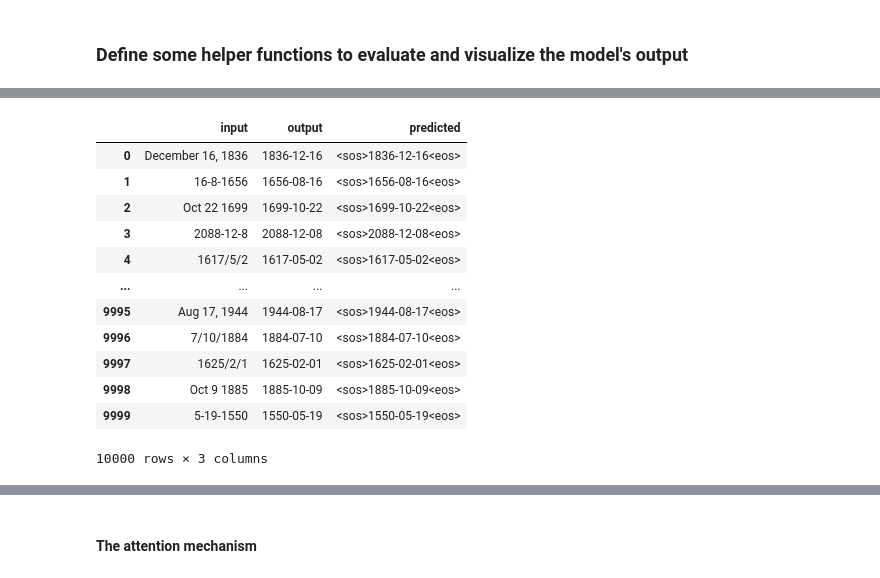
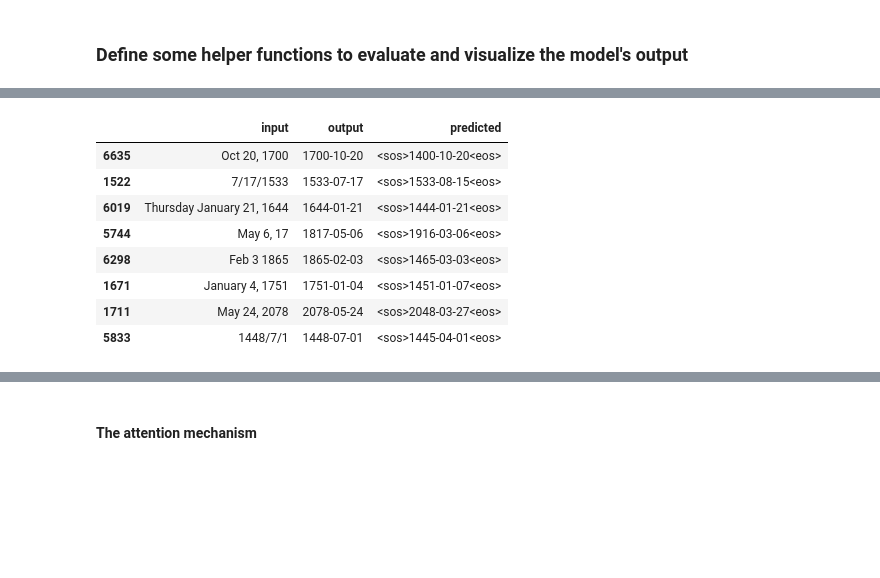
Before and after one commit to mike-a-yen/date-translation, a Jupyter notebook: notebooks/01_seq2seq.ipynb, the cells around one changed output, grey strips where cells are left out. Drawn from its saved outputs; the diff is of its cells as text; code cells hidden in the pictures; blank space fills up the shorter version.

Commit message:
more vis and more equal models

```diff
--- a/notebooks/01_seq2seq.ipynb
+++ b/notebooks/01_seq2seq.ipynb
@@ -97,6 +98,8 @@ class DateDataset(utils.data.Dataset):
         return self.df.shape[0]
 
     def get_tokens(self, text: str, mode: str) -> torch.LongTensor:
+        if random.random() < 0.5:
+            text = text.lower()
         tokens = self.text_mapper(text)
         tokens = self._pad_sequence(tokens, mode)
         return torch.LongTensor(tokens)
@@ -209,13 +220,18 @@ class SequenceDecoder(nn.Module):
         self.vocab_size = len(tok_to_int)
         self.hidden_size = _HIDDEN_SIZE
         self.rnn_layers = _NUM_LAYERS
+
+        # I am modifying the model size to better
+        # replicate the number of parameters that
+        # will be used in the attention model.
+        # This way we have a fairer comparison.
         self.embedding_layer = nn.Embedding(
             self.vocab_size,
-            self.hidden_size,
+            2 * self.hidden_size,
             padding_idx=0
         )
         self.rnn = _RNN_LAYER(
-            self.hidden_size,
+            2 * self.hidden_size,
             self.hidden_size,
             num_layers=self.rnn_layers,
             batch_first = False
@@ -409,16 +426,12 @@ Test accuracy: 79.14%
 # %%
-valid_df[['input', 'output', 'predicted']]
+valid_df.sample(8)[['input', 'output', 'predicted']]
 # %% [output]
 |  | input | output | predicted |
-| 0 | December 16, 1836 | 1836-12-16 | <sos>1836-12-16<eos> |
-| 1 | 16-8-1656 | 1656-08-16 | <sos>1656-08-16<eos> |
-| 2 | Oct 22 1699 | 1699-10-22 | <sos>1699-10-22<eos> |
-| 3 | 2088-12-8 | 2088-12-08 | <sos>2088-12-08<eos> |
-| 4 | 1617/5/2 | 1617-05-02 | <sos>1617-05-02<eos> |
-| ... | ... | ... | ... |
-| 9995 | Aug 17, 1944 | 1944-08-17 | <sos>1944-08-17<eos> |
-| 9996 | 7/10/1884 | 1884-07-10 | <sos>1884-07-10<eos> |
-| 9997 | 1625/2/1 | 1625-02-01 | <sos>1625-02-01<eos> |
-| 9998 | Oct 9 1885 | 1885-10-09 | <sos>1885-10-09<eos> |
-| 9999 | 5-19-1550 | 1550-05-19 | <sos>1550-05-19<eos> |
+| 6635 | Oct 20, 1700 | 1700-10-20 | <sos>1400-10-20<eos> |
+| 1522 | 7/17/1533 | 1533-07-17 | <sos>1533-08-15<eos> |
+| 6019 | Thursday January 21, 1644 | 1644-01-21 | <sos>1444-01-21<eos> |
+| 5744 | May 6, 17 | 1817-05-06 | <sos>1916-03-06<eos> |
+| 6298 | Feb 3 1865 | 1865-02-03 | <sos>1465-03-03<eos> |
+| 1671 | January 4, 1751 | 1751-01-04 | <sos>1451-01-07<eos> |
+| 1711 | May 24, 2078 | 2078-05-24 | <sos>2048-03-27<eos> |
+| 5833 | 1448/7/1 | 1448-07-01 | <sos>1445-04-01<eos> |
-10000 rows × 3 columns
```
Also changed, not shown: parts of 29 cells of this notebook.
